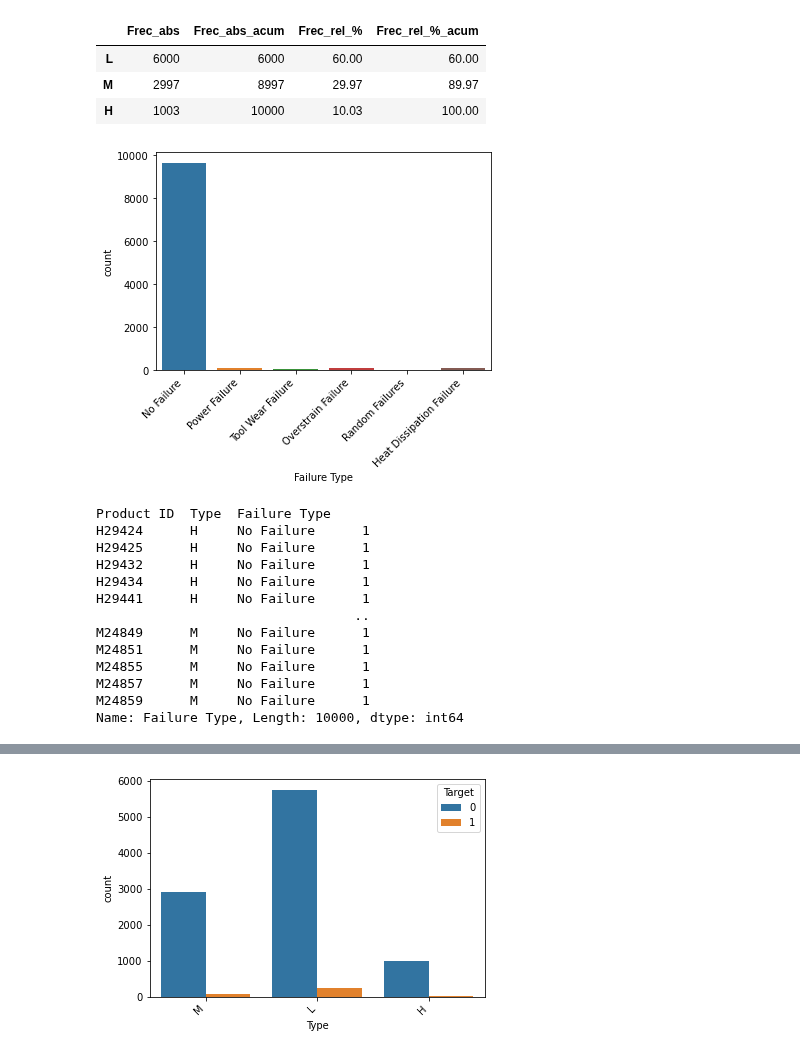
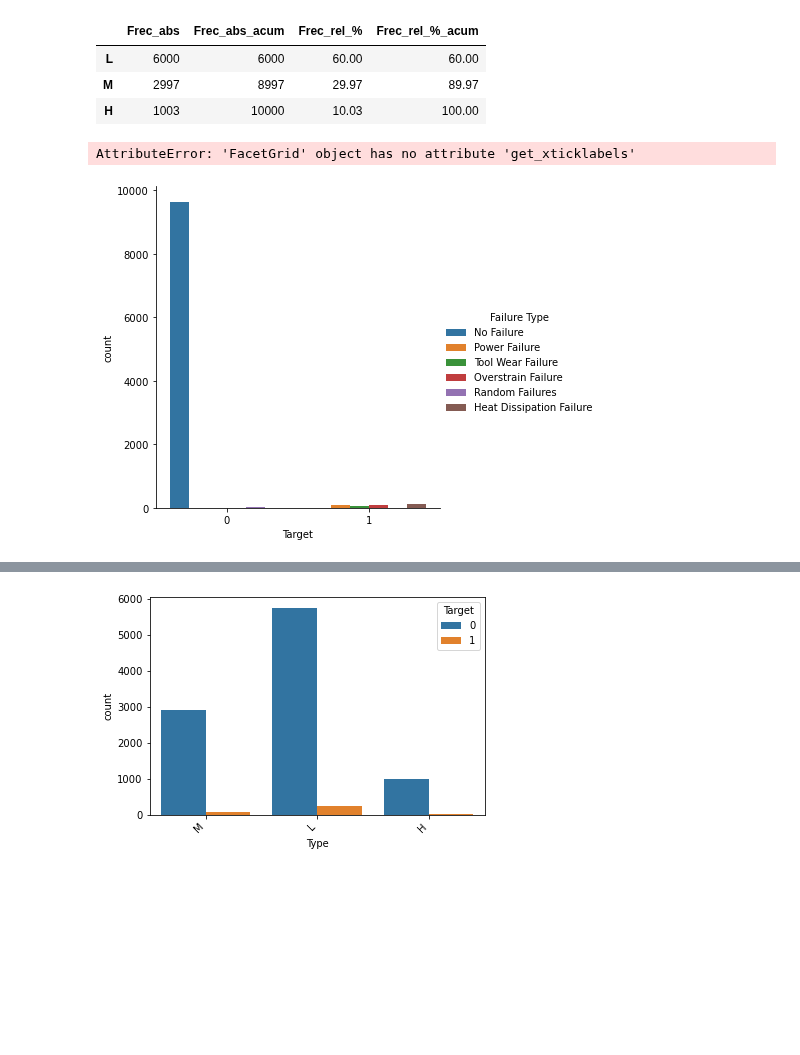
Before and after one commit to maxi879/proyecto_final_coder, a Jupyter notebook: Analisis.ipynb, the cells around one changed output, grey strips where cells are left out. Drawn from its saved outputs; the diff is of its cells as text; code cells hidden in the pictures; blank space fills up the shorter version.

```diff
--- a/Analisis.ipynb
+++ b/Analisis.ipynb
@@ -180,24 +180,9 @@ frec_df
 | H | 1003 | 10000 | 10.03 | 100.00 |
 # %%
 # Recuento de la variable Target_2
-draw = sns.countplot(df["Failure Type"])
+draw = sns.catplot(x= "Target", hue="Failure Type", data=df, kind="count")
 draw.set_xticklabels(draw.get_xticklabels(), rotation=45, ha="right")
 plt.show()
 # %% [output]
+AttributeError: 'FacetGrid' object has no attribute 'get_xticklabels'
-[figure, old version]
+[figure, new version]
-# %%
-df.groupby(['Product ID','Type'])['Failure Type'].value_counts()
-# %% [output]
-Product ID  Type  Failure Type
-H29424      H     No Failure      1
-H29425      H     No Failure      1
-H29432      H     No Failure      1
-H29434      H     No Failure      1
-H29441      H     No Failure      1
-                                 ..
-M24849      M     No Failure      1
-M24851      M     No Failure      1
-M24855      M     No Failure      1
-M24857      M     No Failure      1
-M24859      M     No Failure      1
-Name: Failure Type, Length: 10000, dtype: int64
```
Also changed, not shown: parts of 8 cells of this notebook.
